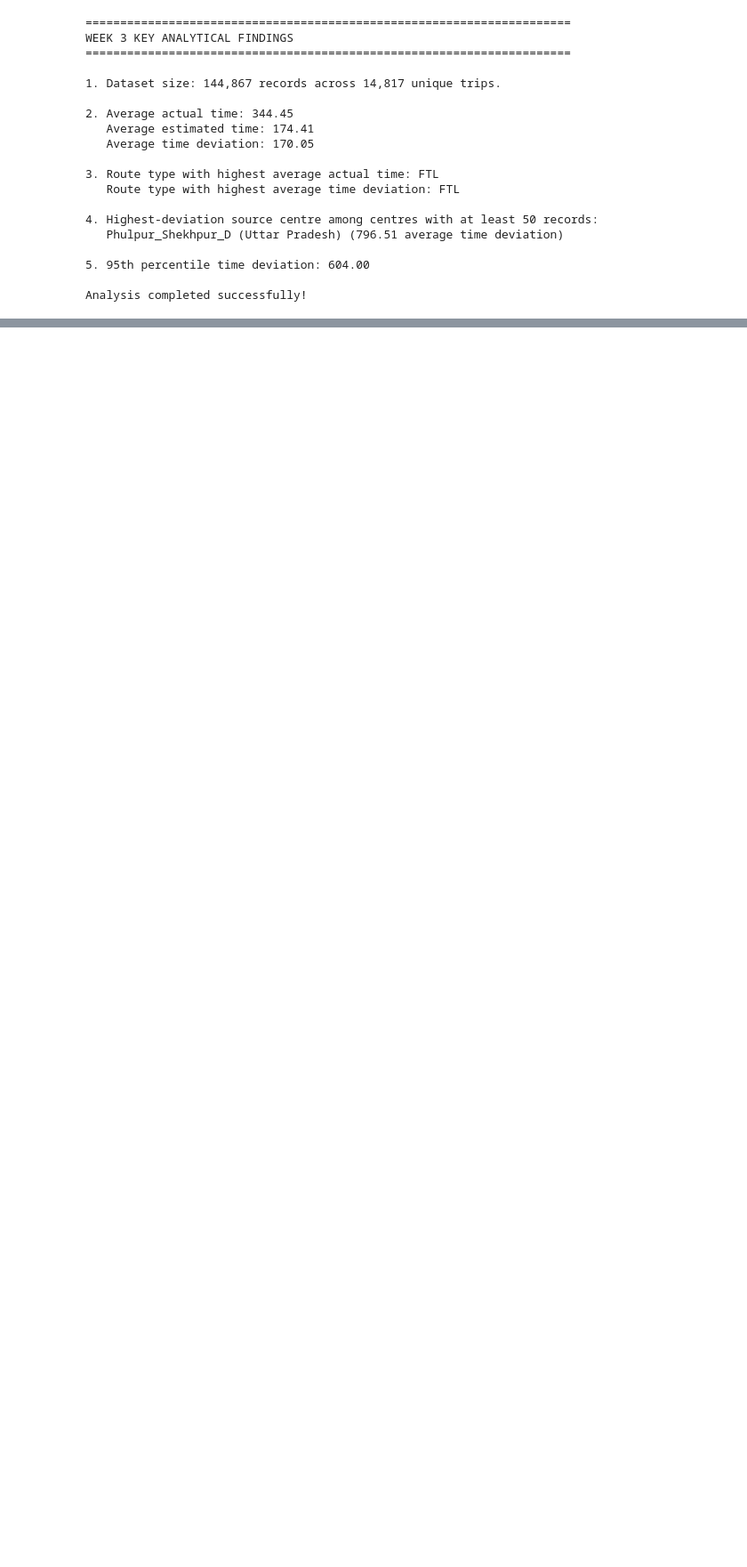
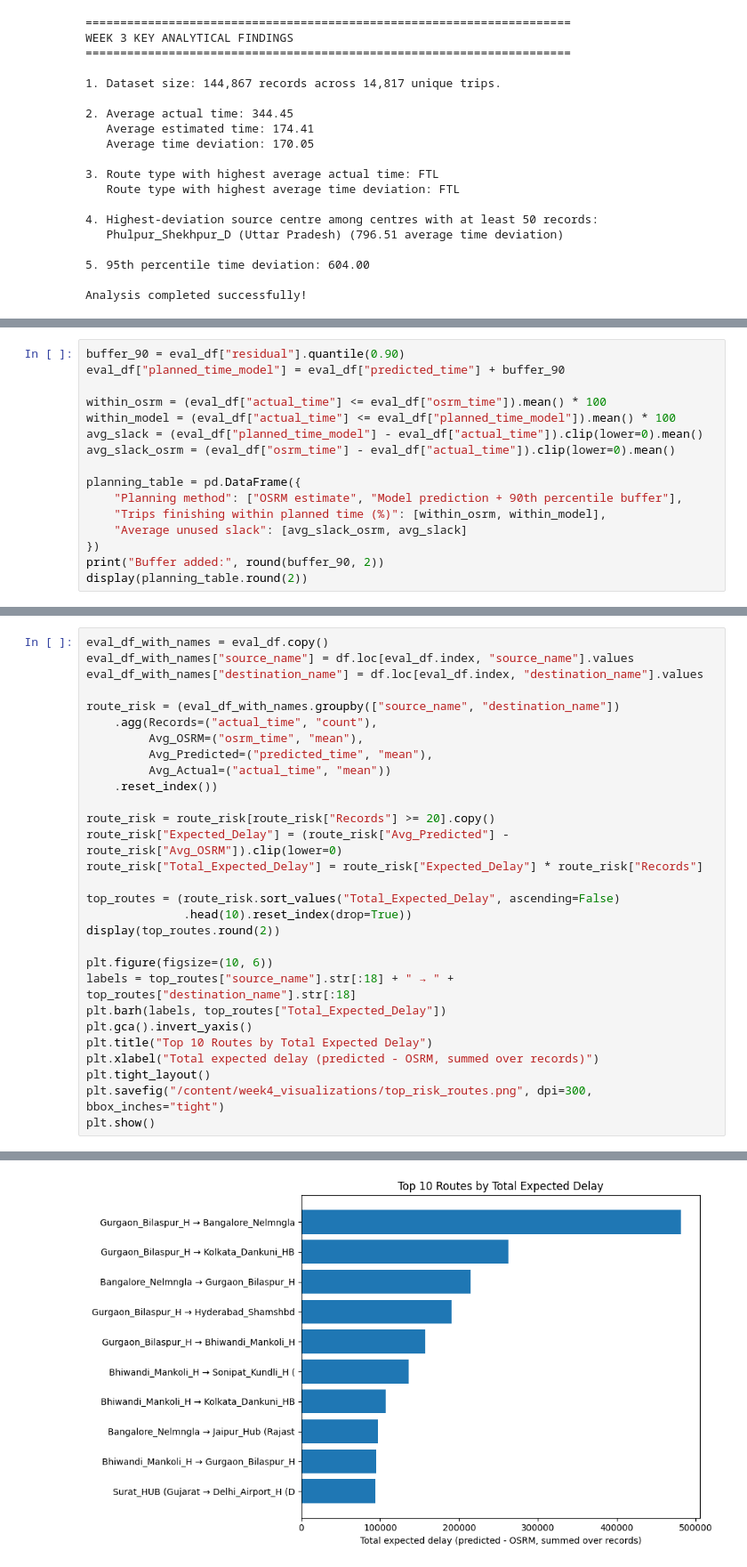
Before and after one commit to madupusanjana/logistics-data-analysis-internship, a Jupyter notebook: logistics_analysis.ipynb, the cells around one changed output, grey strips where cells are left out. Shown at 89% size. Saved outputs shown, nothing was run; the diff lists cells and outputs as text; blank space fills up the shorter version.

```diff
--- a/logistics_analysis.ipynb
+++ b/logistics_analysis.ipynb
@@ -2765,0 +3061,16 @@ Analysis completed successfully!
+# %%
+buffer_90 = eval_df["residual"].quantile(0.90)
+eval_df["planned_time_model"] = eval_df["predicted_time"] + buffer_90
+
+within_osrm = (eval_df["actual_time"] <= eval_df["osrm_time"]).mean() * 100
+within_model = (eval_df["actual_time"] <= eval_df["planned_time_model"]).mean() * 100
+avg_slack = (eval_df["planned_time_model"] - eval_df["actual_time"]).clip(lower=0).mean()
+avg_slack_osrm = (eval_df["osrm_time"] - eval_df["actual_time"]).clip(lower=0).mean()
+
+planning_table = pd.DataFrame({
+    "Planning method": ["OSRM estimate", "Model prediction + 90th percentile buffer"],
+    "Trips finishing within planned time (%)": [within_osrm, within_model],
+    "Average unused slack": [avg_slack_osrm, avg_slack]
+})
+print("Buffer added:", round(buffer_90, 2))
+display(planning_table.round(2))
@@ -2765,0 +3082,30 @@ Analysis completed successfully!
+# %%
+eval_df_with_names = eval_df.copy()
+eval_df_with_names["source_name"] = df.loc[eval_df.index, "source_name"].values
+eval_df_with_names["destination_name"] = df.loc[eval_df.index, "destination_name"].values
+
+route_risk = (eval_df_with_names.groupby(["source_name", "destination_name"])
+    .agg(Records=("actual_time", "count"),
+         Avg_OSRM=("osrm_time", "mean"),
+         Avg_Predicted=("predicted_time", "mean"),
+         Avg_Actual=("actual_time", "mean"))
+    .reset_index())
+
+route_risk = route_risk[route_risk["Records"] >= 20].copy()
+route_risk["Expected_Delay"] = (route_risk["Avg_Predicted"] - route_risk["Avg_OSRM"]).clip(lower=0)
+route_risk["Total_Expected_Delay"] = route_risk["Expected_Delay"] * route_risk["Records"]
+
+top_routes = (route_risk.sort_values("Total_Expected_Delay", ascending=False)
+              .head(10).reset_index(drop=True))
+display(top_routes.round(2))
+
+plt.figure(figsize=(10, 6))
+labels = top_routes["source_name"].str[:18] + " → " + top_routes["destination_name"].str[:18]
+plt.barh(labels, top_routes["Total_Expected_Delay"])
+plt.gca().invert_yaxis()
+plt.title("Top 10 Routes by Total Expected Delay")
+plt.xlabel("Total expected delay (predicted - OSRM, summed over records)")
+plt.tight_layout()
+plt.savefig("/content/week4_visualizations/top_risk_routes.png", dpi=300, bbox_inches="tight")
+plt.show()
+# %% [output]
@@ -2765,0 +3123 @@ Analysis completed successfully!
+[figure, added]
```
Also changed, not shown: parts of 19 cells of this notebook.
